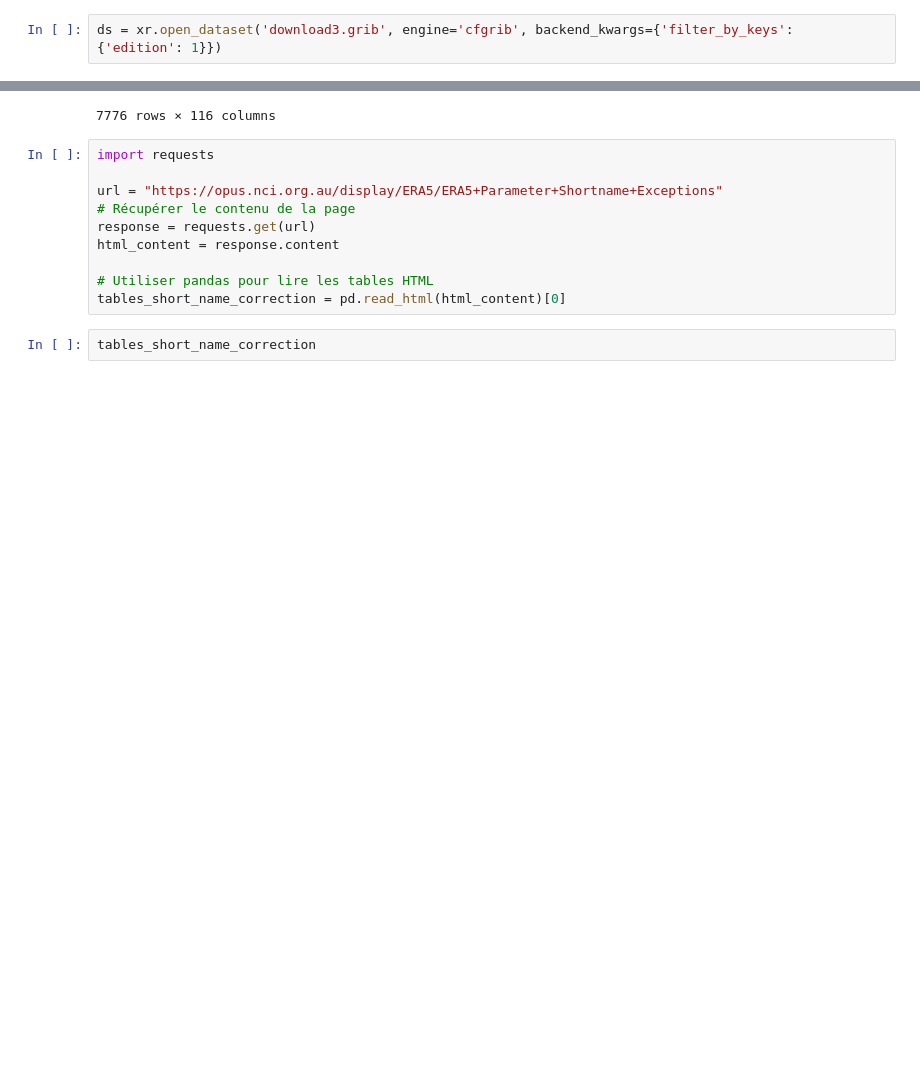
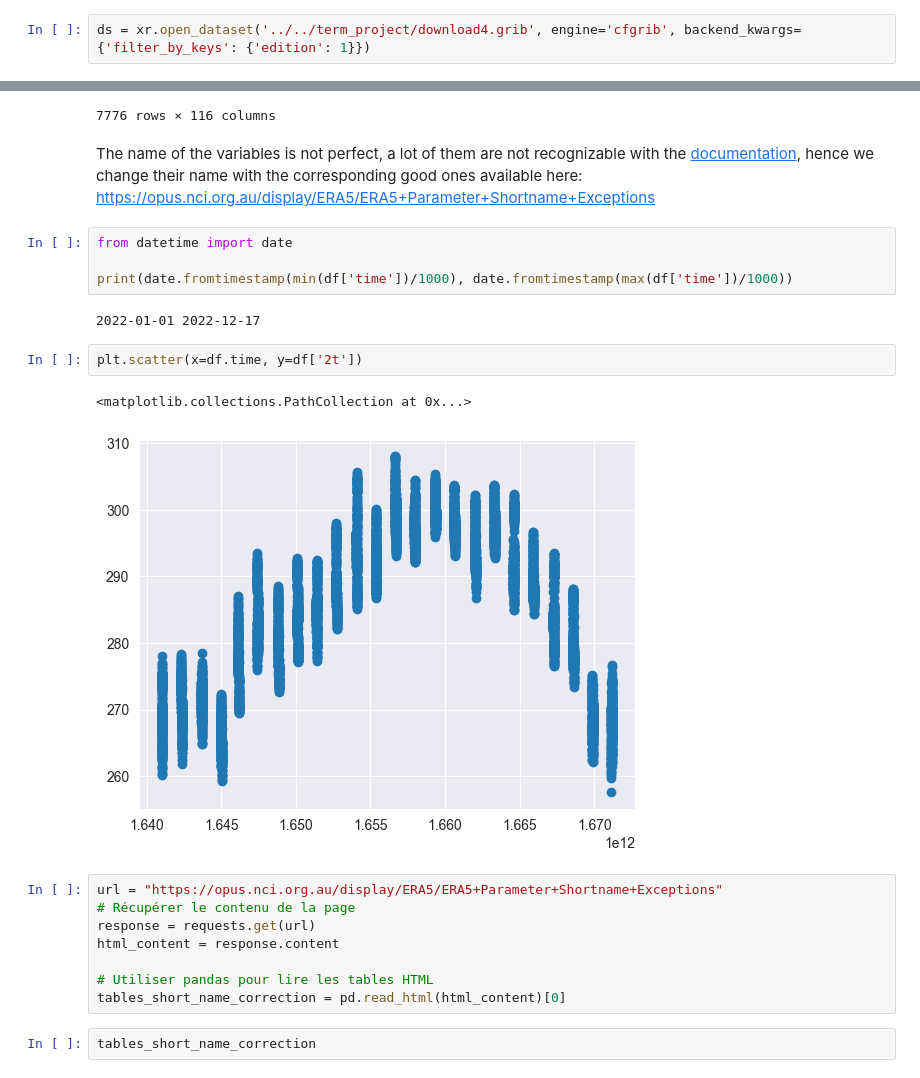
Before and after one commit to Thomas-rnd/Temperature-forecasting, a Jupyter notebook: features_selection/features_selection.ipynb, the cells around one changed output, grey strips where cells are left out. Drawn from its saved outputs; the diff is of its cells as text; blank space fills up the shorter version.

```diff
--- a/features_selection/features_selection.ipynb
+++ b/features_selection/features_selection.ipynb
@@ -20,3 +24,3 @@ urllib3.disable_warnings()
 # %%
-ds = xr.open_dataset('download3.grib', engine='cfgrib', backend_kwargs={'filter_by_keys': {'edition': 1}})
+ds = xr.open_dataset('../../term_project/download4.grib', engine='cfgrib', backend_kwargs={'filter_by_keys': {'edition': 1}})
 # %% [output]
@@ -101,9 +76,21 @@ df
 | 7774 | 1671213600000 | 36.0 | 128.75 | 0 | 0 days | 0.0 | 1671213600000 | 2.945480 | -2.873367 | 1.967392 | ... |
 | 7775 | 1671213600000 | 36.0 | 129.00 | 0 | 0 days | 0.0 | 1671213600000 | 3.965988 | -2.090164 | 2.649033 | ... |
 7776 rows × 116 columns
+# %% [markdown]
+The name of the variables is not perfect, a lot of them are not recognizable with the [documentation](https://confluence.ecmwf.int/display/CKB/ERA5%3A+data+documentation), hence we change their name with the corresponding good ones available here:
+[https://opus.nci.org.au/display/ERA5/ERA5+Parameter+Shortname+Exceptions](https://opus.nci.org.au/display/ERA5/ERA5+Parameter+Shortname+Exceptions)
+# %%
+from datetime import date
+
+print(date.fromtimestamp(min(df['time'])/1000), date.fromtimestamp(max(df['time'])/1000))
+# %% [output]
+2022-01-01 2022-12-17
+# %%
+plt.scatter(x=df.time, y=df['2t'])
+# %% [output]
+<matplotlib.collections.PathCollection at 0x...>
+[figure, added]
 # %%
-import requests
-
 url = "https://opus.nci.org.au/display/ERA5/ERA5+Parameter+Shortname+Exceptions"
 # Récupérer le contenu de la page
 response = requests.get(url)
```
Also changed, not shown: parts of 43 cells of this notebook.
